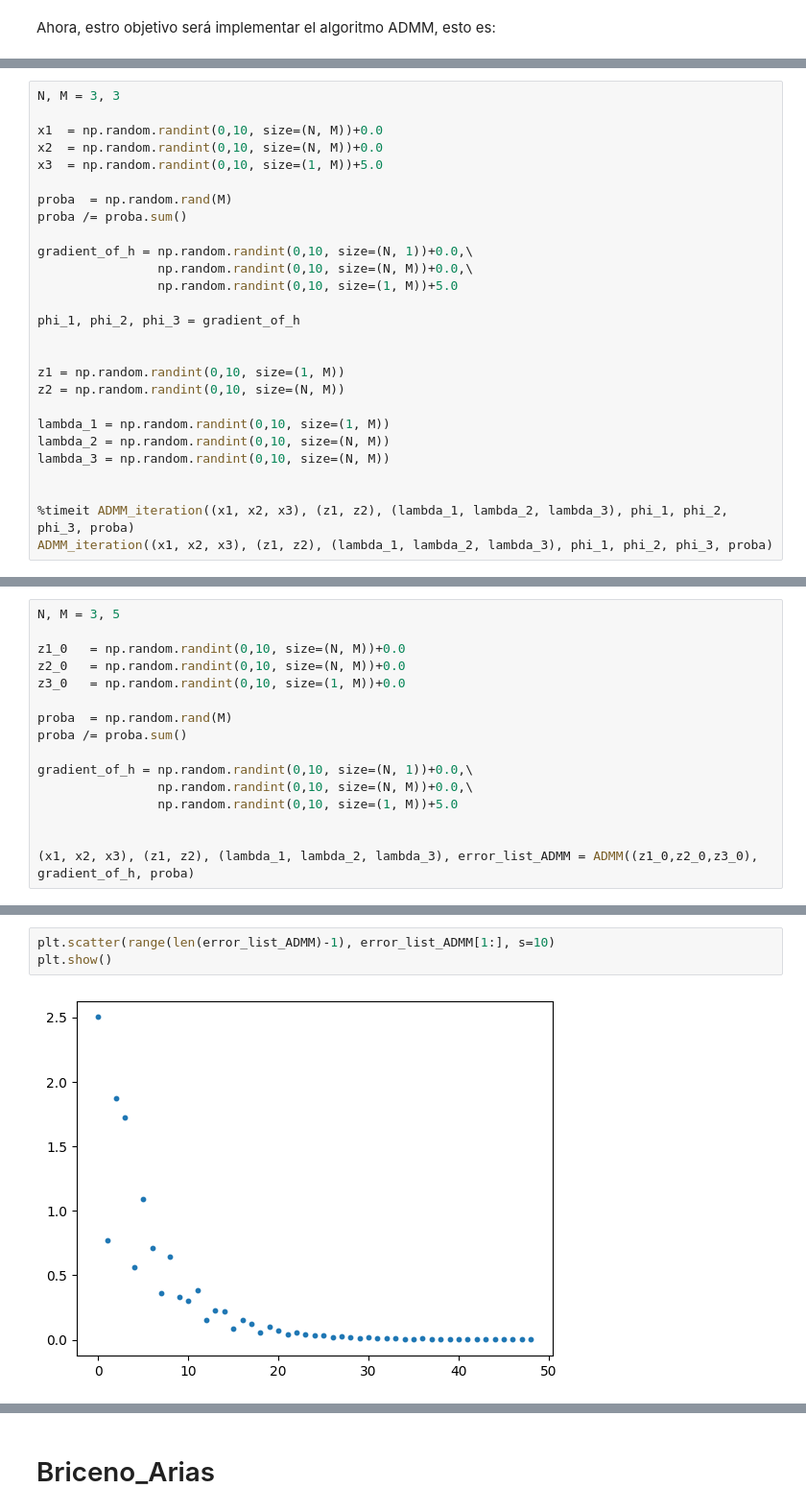
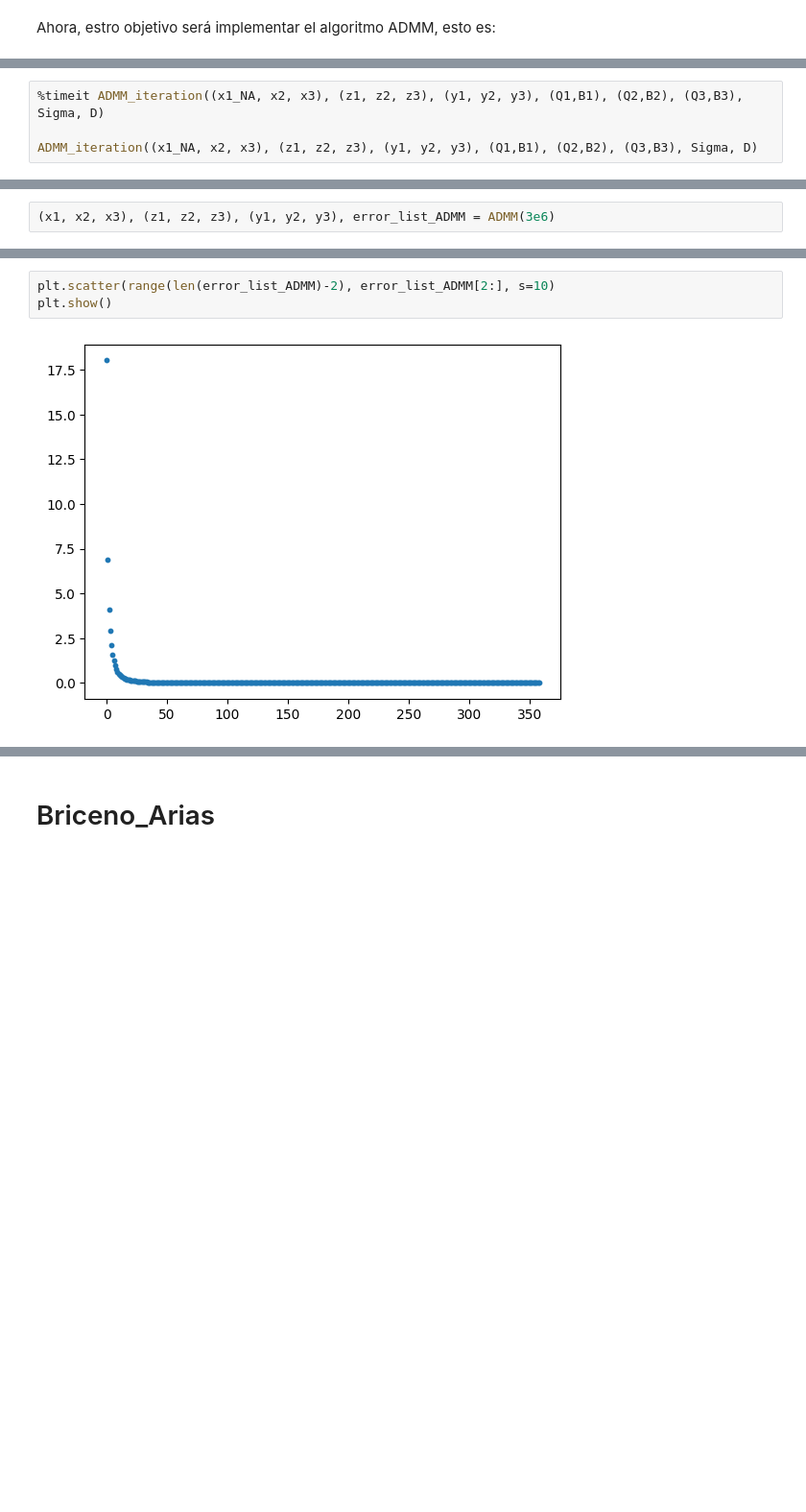
Before and after one commit to Alan-Grez/memoria, a Jupyter notebook: Algoritmos.ipynb, the cells around one changed output, grey strips where cells are left out. Shown at 96% size. Saved outputs shown, nothing was run; the diff lists cells and outputs as text; blank space fills up the shorter version.

```diff
--- a/Algoritmos.ipynb
+++ b/Algoritmos.ipynb
@@ -400,28 +417,5 @@ def ADMM_iteration(decision, state, dual, phi_z1, phi_z2, phi_z3, P, s=1e-3,t=1e
 # %%
-N, M = 3, 3
+%timeit ADMM_iteration((x1_NA, x2, x3), (z1, z2, z3), (y1, y2, y3), (Q1,B1), (Q2,B2), (Q3,B3), Sigma, D)
 
-x1  = np.random.randint(0,10, size=(N, M))+0.0
-x2  = np.random.randint(0,10, size=(N, M))+0.0
-x3  = np.random.randint(0,10, size=(1, M))+5.0
-
-proba  = np.random.rand(M)
-proba /= proba.sum()
-
-gradient_of_h = np.random.randint(0,10, size=(N, 1))+0.0,\
-                np.random.randint(0,10, size=(N, M))+0.0,\
-                np.random.randint(0,10, size=(1, M))+5.0
-
-phi_1, phi_2, phi_3 = gradient_of_h
-
-
-z1 = np.random.randint(0,10, size=(1, M))
-z2 = np.random.randint(0,10, size=(N, M))
-
-lambda_1 = np.random.randint(0,10, size=(1, M))
-lambda_2 = np.random.randint(0,10, size=(N, M))
-lambda_3 = np.random.randint(0,10, size=(N, M))
-
-
-%timeit ADMM_iteration((x1, x2, x3), (z1, z2), (lambda_1, lambda_2, lambda_3), phi_1, phi_2, phi_3, proba)
-ADMM_iteration((x1, x2, x3), (z1, z2), (lambda_1, lambda_2, lambda_3), phi_1, phi_2, phi_3, proba)
+ADMM_iteration((x1_NA, x2, x3), (z1, z2, z3), (y1, y2, y3), (Q1,B1), (Q2,B2), (Q3,B3), Sigma, D)
 # %% [output]
@@ -501,17 +509,3 @@ def ADMM(initial_point, gradient, proba):
 # %%
-N, M = 3, 5
-
-z1_0   = np.random.randint(0,10, size=(N, M))+0.0
-z2_0   = np.random.randint(0,10, size=(N, M))+0.0
-z3_0   = np.random.randint(0,10, size=(1, M))+0.0
-
-proba  = np.random.rand(M)
-proba /= proba.sum()
-
-gradient_of_h = np.random.randint(0,10, size=(N, 1))+0.0,\
-                np.random.randint(0,10, size=(N, M))+0.0,\
-                np.random.randint(0,10, size=(1, M))+5.0
-
-
-(x1, x2, x3), (z1, z2), (lambda_1, lambda_2, lambda_3), error_list_ADMM = ADMM((z1_0,z2_0,z3_0), gradient_of_h, proba)
+(x1, x2, x3), (z1, z2, z3), (y1, y2, y3), error_list_ADMM = ADMM(3e6)
 # %% [output]
@@ -535,5 +529,5 @@ Iteration: 49  Loss: 0.000753574569007507 Factible: infactible infactible
 # %%
-plt.scatter(range(len(error_list_ADMM)-1), error_list_ADMM[1:], s=10)
+plt.scatter(range(len(error_list_ADMM)-2), error_list_ADMM[2:], s=10)
 plt.show()
 # %% [output]
-[figure, old version]
+[figure, new version]
```
Also changed, not shown: parts of 27 cells of this notebook, 1 other file.
